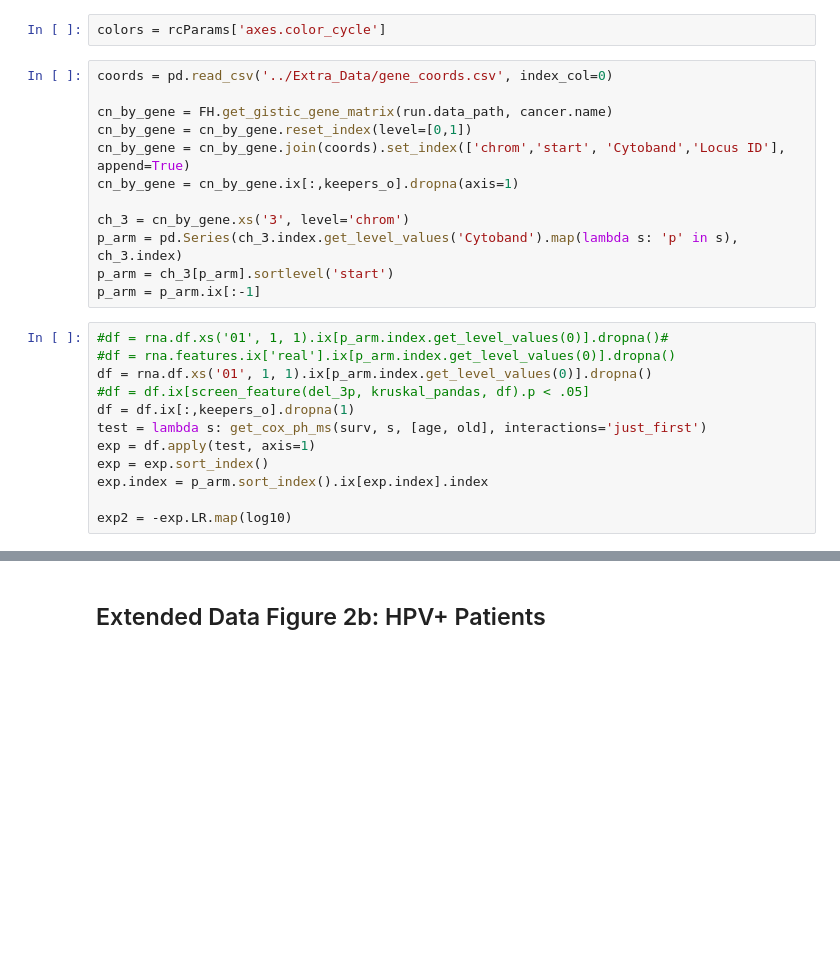
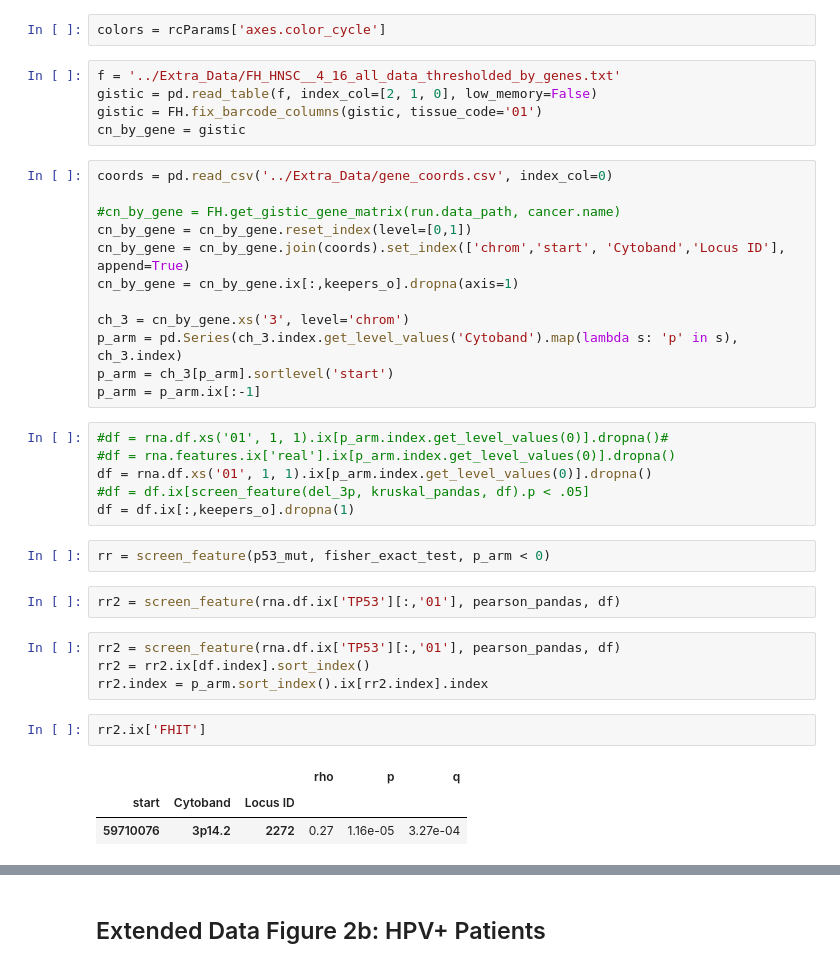
Before and after one commit to theandygross/TCGA, a Jupyter notebook: Analysis_Notebooks/copy_number_exploration.ipynb, the cells around one changed output, grey strips where cells are left out. Drawn from its saved outputs; the diff is of its cells as text; blank space fills up the shorter version.

```diff
--- a/Analysis_Notebooks/copy_number_exploration.ipynb
+++ b/Analysis_Notebooks/copy_number_exploration.ipynb
@@ -172,10 +169,15 @@ axs[1].set_yscale('log')
 ## Extended Data Figure 2a: HPV- Patients
 # %%
 colors = rcParams['axes.color_cycle']
+# %%
+f = '../Extra_Data/FH_HNSC__4_16_all_data_thresholded_by_genes.txt'
+gistic = pd.read_table(f, index_col=[2, 1, 0], low_memory=False)
+gistic = FH.fix_barcode_columns(gistic, tissue_code='01')
+cn_by_gene = gistic
 # %%
 coords = pd.read_csv('../Extra_Data/gene_coords.csv', index_col=0)
 
-cn_by_gene = FH.get_gistic_gene_matrix(run.data_path, cancer.name)
+#cn_by_gene = FH.get_gistic_gene_matrix(run.data_path, cancer.name)
 cn_by_gene = cn_by_gene.reset_index(level=[0,1])
 cn_by_gene = cn_by_gene.join(coords).set_index(['chrom','start', 'Cytoband','Locus ID'], append=True)
 cn_by_gene = cn_by_gene.ix[:,keepers_o].dropna(axis=1)
@@ -190,12 +192,20 @@ p_arm = p_arm.ix[:-1]
 df = rna.df.xs('01', 1, 1).ix[p_arm.index.get_level_values(0)].dropna()
 #df = df.ix[screen_feature(del_3p, kruskal_pandas, df).p < .05]
 df = df.ix[:,keepers_o].dropna(1)
-test = lambda s: get_cox_ph_ms(surv, s, [age, old], interactions='just_first')
-exp = df.apply(test, axis=1)
-exp = exp.sort_index()
-exp.index = p_arm.sort_index().ix[exp.index].index
-
-exp2 = -exp.LR.map(log10)
+# %%
+rr = screen_feature(p53_mut, fisher_exact_test, p_arm < 0)
+# %%
+rr2 = screen_feature(rna.df.ix['TP53'][:,'01'], pearson_pandas, df)
+# %%
+rr2 = screen_feature(rna.df.ix['TP53'][:,'01'], pearson_pandas, df)
+rr2 = rr2.ix[df.index].sort_index()
+rr2.index = p_arm.sort_index().ix[rr2.index].index
+# %%
+rr2.ix['FHIT']
+# %% [output]
+|  |  |  | rho | p | q |
+| start | Cytoband | Locus ID |  |  |  |
+| 59710076 | 3p14.2 | 2272 | 0.27 | 1.16e-05 | 3.27e-04 |
 # %%
 fig = plt.figure(figsize=(8,4))
 ax1 = plt.subplot2grid((7,1), (0,0), rowspan=3, colspan=1)
```
Also changed, not shown: parts of 22 cells of this notebook, 21 other files.
